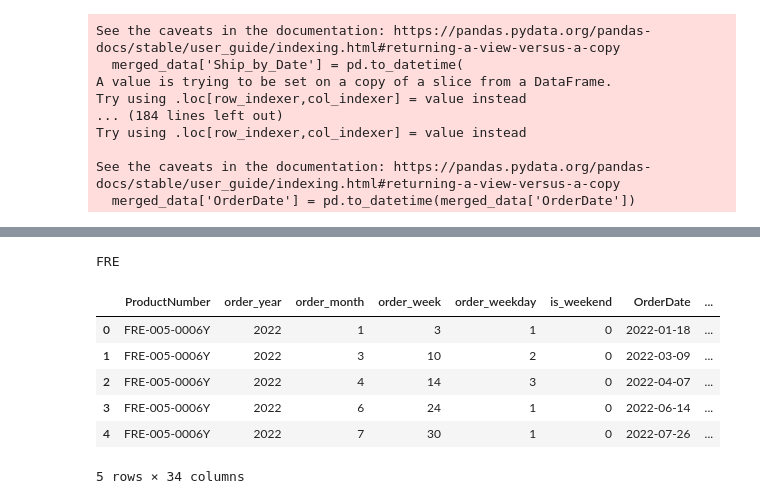
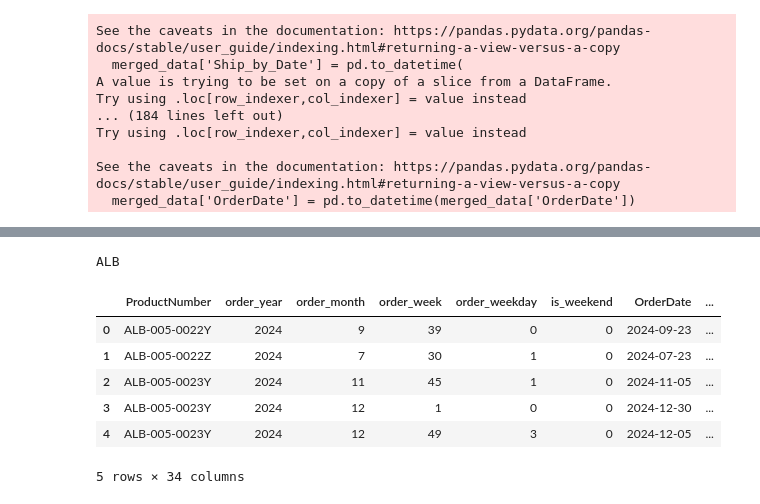
Before and after one commit to mwilko/SCM-Predictive-Analytics, a Jupyter notebook: notebooks/catboost/cust_forecast_catboost.ipynb, the cells around one changed output, grey strips where cells are left out. Drawn from its saved outputs; the diff is of its cells as text; code cells hidden in the pictures.

```diff
--- a/notebooks/catboost/cust_forecast_catboost.ipynb
+++ b/notebooks/catboost/cust_forecast_catboost.ipynb
@@ -66,21 +66,21 @@ All custom codes for existing products:
 # %%
 # define the features and target variable from 'product_sales'
 # CHANGE THE CUSTOMER CODE HERE >>>>>>>>>>
-custom_code_df = pd.DataFrame(ph.get_custom_code_data('FRE'))
+custom_code_df = pd.DataFrame(ph.get_custom_code_data('ALB'))
 
 # customer code for later referencing
 custom_ref = custom_code_df.loc[0, 'ProductNumber'][:3].lower().upper()
 print(custom_ref)
 
 custom_code_df.head()
 # %% [output]
-FRE
+ALB
 |  | ProductNumber | order_year | order_month | order_week | order_weekday | is_weekend | OrderDate | ... |
-| 0 | FRE-005-0006Y | 2022 | 1 | 3 | 1 | 0 | 2022-01-18 | ... |
-| 1 | FRE-005-0006Y | 2022 | 3 | 10 | 2 | 0 | 2022-03-09 | ... |
-| 2 | FRE-005-0006Y | 2022 | 4 | 14 | 3 | 0 | 2022-04-07 | ... |
-| 3 | FRE-005-0006Y | 2022 | 6 | 24 | 1 | 0 | 2022-06-14 | ... |
-| 4 | FRE-005-0006Y | 2022 | 7 | 30 | 1 | 0 | 2022-07-26 | ... |
+| 0 | ALB-005-0022Y | 2024 | 9 | 39 | 0 | 0 | 2024-09-23 | ... |
+| 1 | ALB-005-0022Z | 2024 | 7 | 30 | 1 | 0 | 2024-07-23 | ... |
+| 2 | ALB-005-0023Y | 2024 | 11 | 45 | 1 | 0 | 2024-11-05 | ... |
+| 3 | ALB-005-0023Y | 2024 | 12 | 1 | 0 | 0 | 2024-12-30 | ... |
+| 4 | ALB-005-0023Y | 2024 | 12 | 49 | 3 | 0 | 2024-12-05 | ... |
 5 rows × 34 columns
 # %%
 from app_utils import Transform as trans
```
Also changed, not shown: parts of 4 cells of this notebook, 1 other file.
